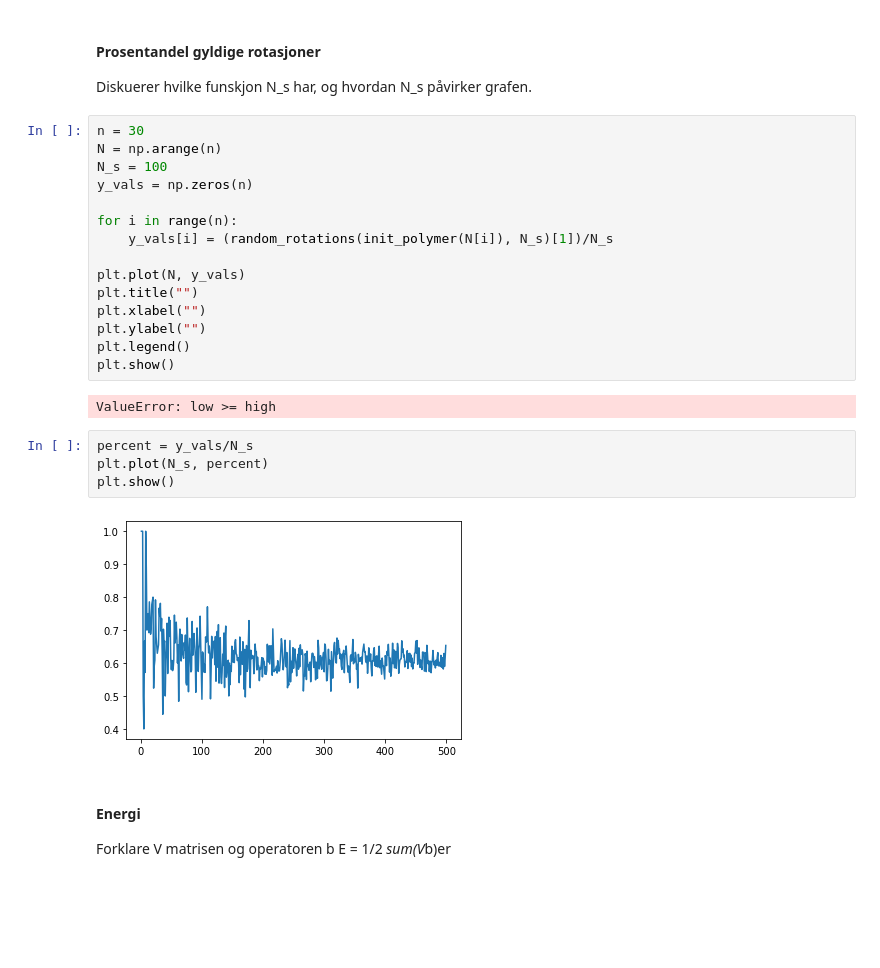
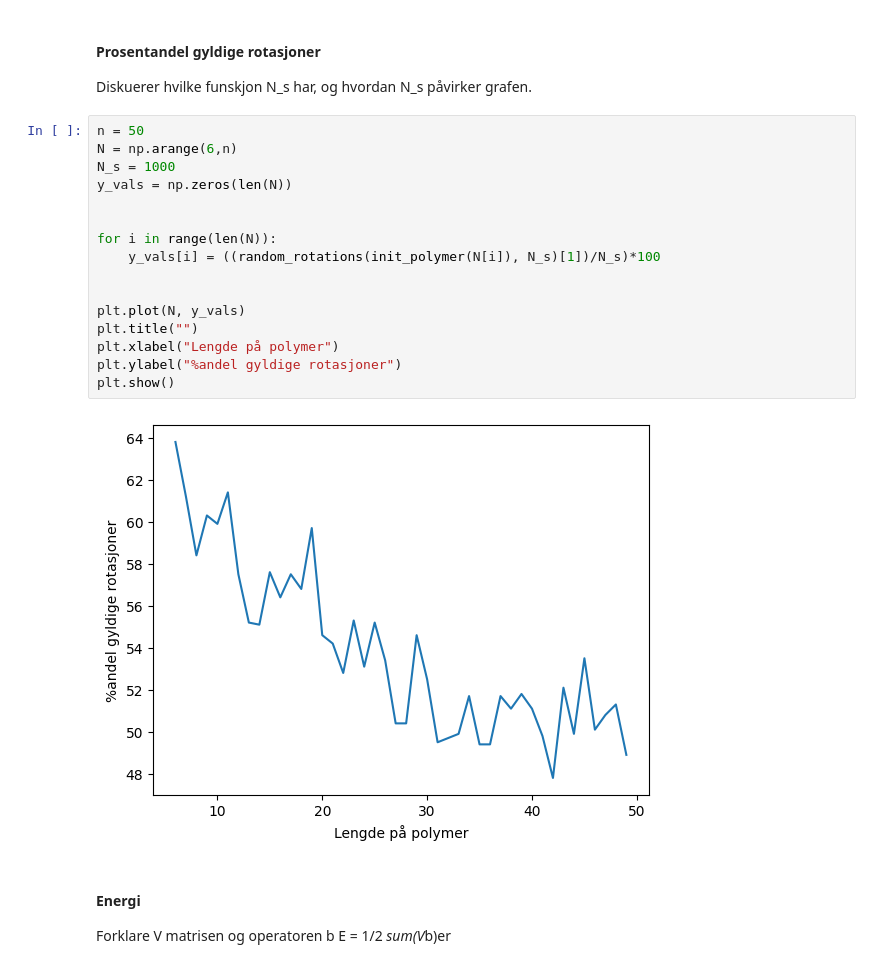
Before and after one commit to hannaroed/Vitber-bio, a Jupyter notebook: bio.ipynb, the cells around one changed output. Cells and saved outputs as stored; diff of their text form; blank space fills up the shorter version.

```diff
--- a/bio.ipynb
+++ b/bio.ipynb
@@ -274,28 +266,23 @@ Antall gyldige rotasjoner: 64
 #### Prosentandel gyldige rotasjoner
 Diskuerer hvilke funskjon N_s har, og hvordan N_s påvirker grafen.
 # %%
-n = 30
-N = np.arange(n)
-N_s = 100
-y_vals = np.zeros(n)
+n = 50
+N = np.arange(6,n)
+N_s = 1000
+y_vals = np.zeros(len(N))
 
-for i in range(n):
-    y_vals[i] = (random_rotations(init_polymer(N[i]), N_s)[1])/N_s
+
+for i in range(len(N)):
+    y_vals[i] = ((random_rotations(init_polymer(N[i]), N_s)[1])/N_s)*100
+
 
 plt.plot(N, y_vals)
 plt.title("")
-plt.xlabel("")
-plt.ylabel("")
-plt.legend()
+plt.xlabel("Lengde på polymer")
+plt.ylabel("%andel gyldige rotasjoner")
 plt.show()
 # %% [output]
-ValueError: low >= high
+[figure, added]
-# %%
-percent = y_vals/N_s
-plt.plot(N_s, percent)
-plt.show()
-# %% [output]
-[figure, removed]
 # %% [markdown]
 #### Energi
 Forklare V matrisen og operatoren b
```
Also changed, not shown: parts of 15 cells of this notebook.
